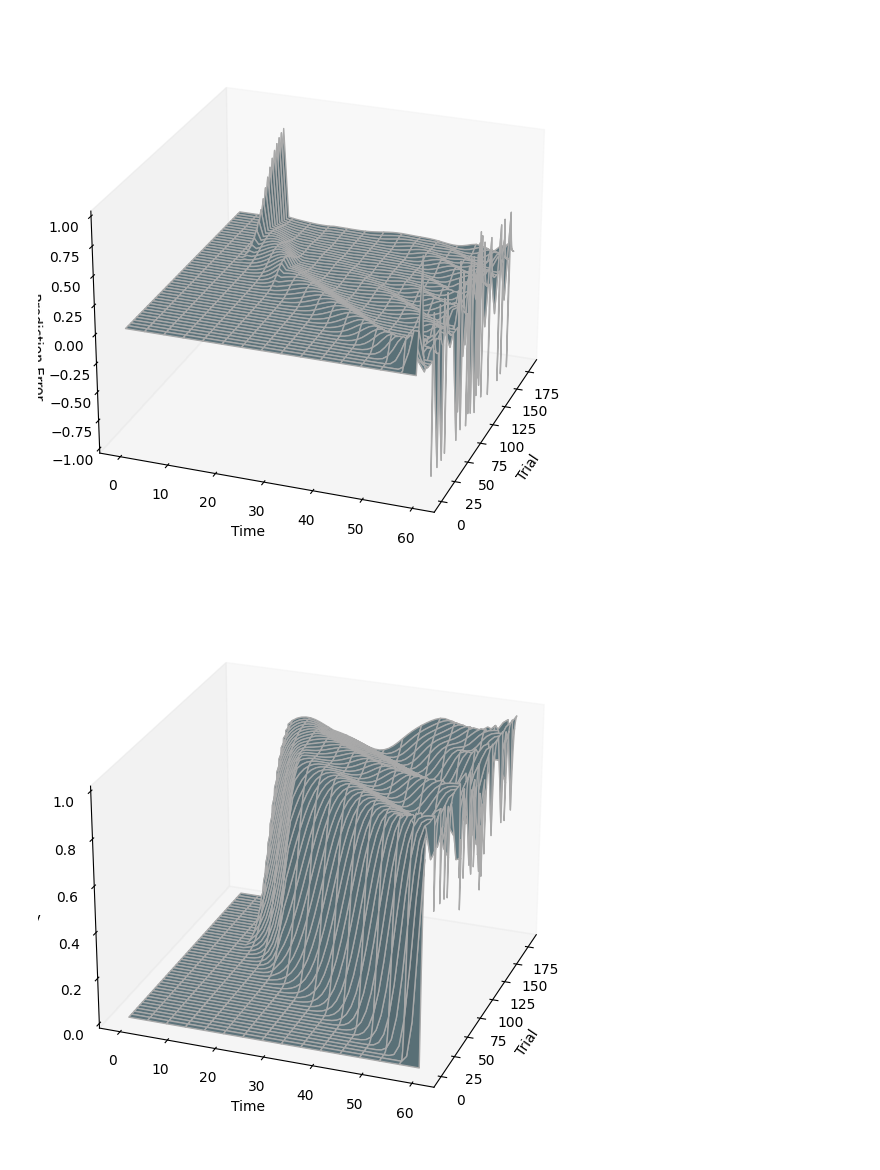
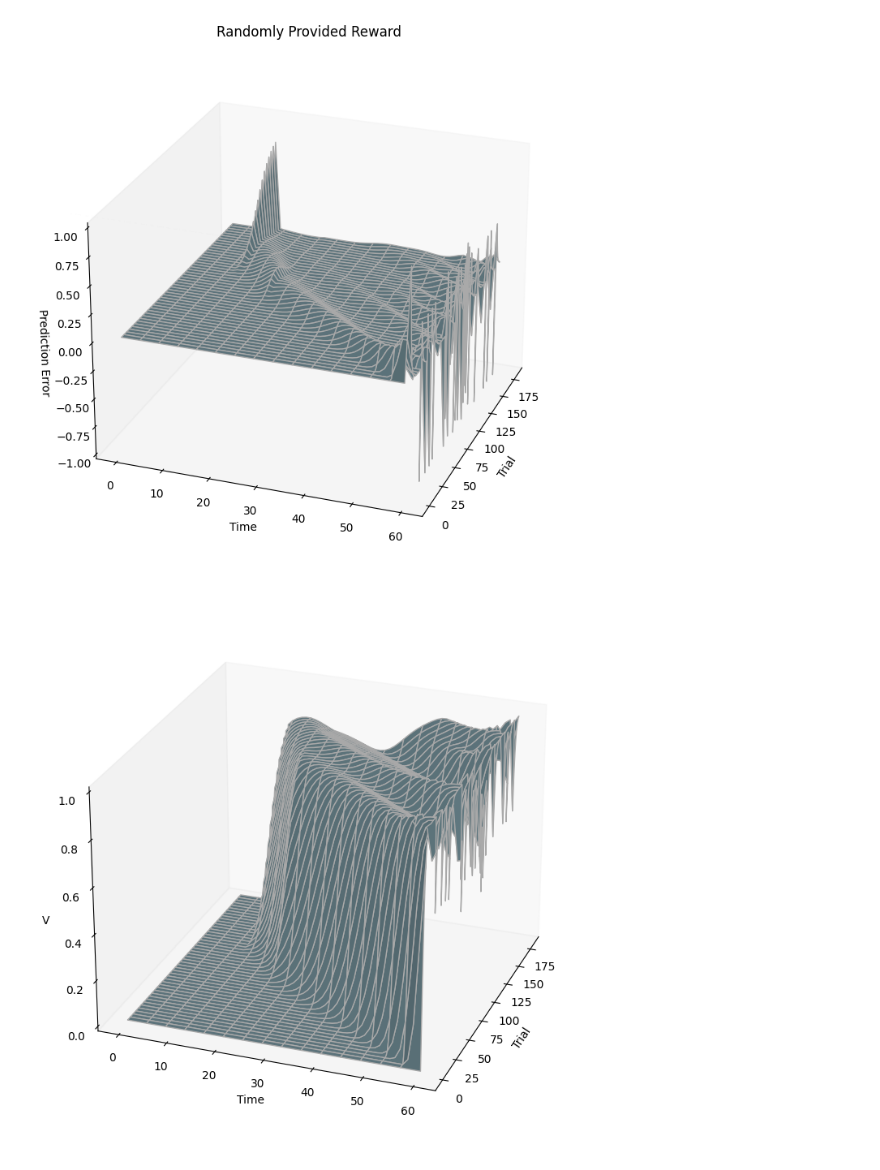
Before and after one commit to Utsav-Lal/Personal-Projects, a Jupyter notebook: TD/TD_Implementation.ipynb, the cells around one changed output. Saved outputs shown, nothing was run; the diff lists cells and outputs as text; code cells hidden in the pictures.

```diff
--- a/TD/TD_Implementation.ipynb
+++ b/TD/TD_Implementation.ipynb
@@ -181,41 +184,44 @@ ax.set_zlabel("Prediction Error")
 ax.view_init(elev=25, azim=-160)
 ax.grid(False)
 plt.gca().invert_yaxis()
+ax.set_title("Randomly Provided Reward")
+plt.tight_layout()
 plt.show()
 
 
 # Graph Vhat
 data = Vhat[:,:-1]
 
 fig = plt.figure(figsize=(10, 7))
 ax = fig.add_subplot(111, projection="3d")
 
 trial = np.arange(trials)
 time = np.arange(61)
 Time, Trial = np.meshgrid(time, trial)
 
 ax.plot_surface(
     Trial,
     Time,
     data,
     color="lightblue",
     edgecolor="darkgrey",
     linewidth=1,
     rstride = 4,
     cstride = 4,
 )
 
 ax.set_xlabel("Trial")
 ax.set_ylabel("Time")
 ax.set_zlabel("V")
 
 ax.view_init(elev=25, azim=-160)
 ax.grid(False)
 plt.gca().invert_yaxis()
+plt.tight_layout()
 plt.show()
 # %% [output]
-[figure, old version]
+[figure, new version]
-[figure, old version]
+[figure, new version]
 # %%
 import numpy as np
 a = 0.2  # learning rate
```
Also changed, not shown: parts of 2 cells of this notebook.
